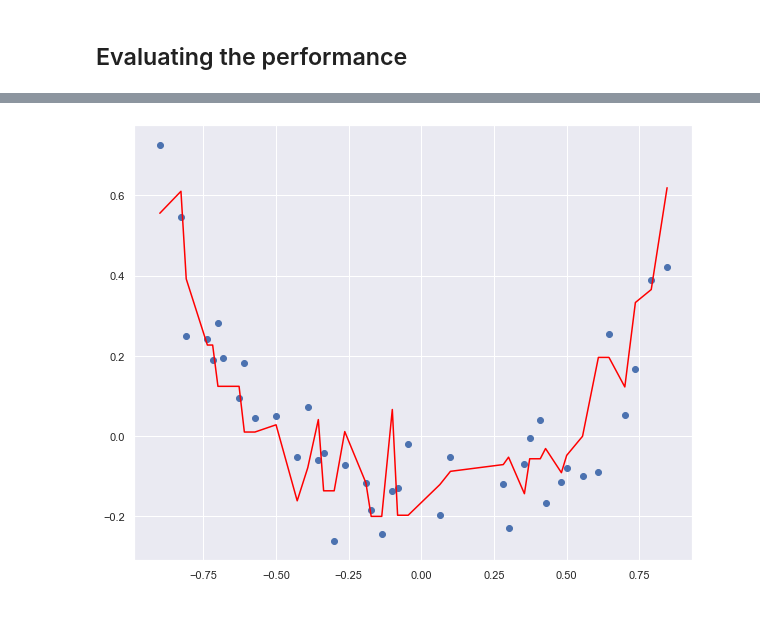
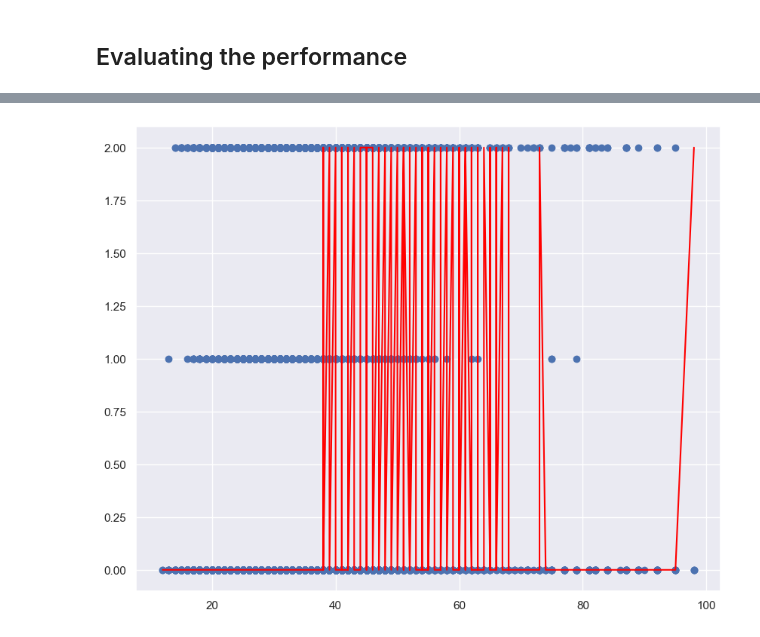
Before and after one commit to faithz314/INDE577, a Jupyter notebook: 577repo/Supervised Learning/7_Random Forests & Ensemble Learning/Diabetes Again.ipynb, the cells around one changed output, grey strips where cells are left out. Cells and saved outputs as stored; diff of their text form; code cells hidden in the pictures.

Commit message:
random forests

```diff
--- a/577repo/Supervised Learning/7_Random Forests & Ensemble Learning/Diabetes Again.ipynb
+++ b/577repo/Supervised Learning/7_Random Forests & Ensemble Learning/Diabetes Again.ipynb
@@ -140,12 +212,22 @@ Passing `palette` without assigning `hue` is deprecated and will be removed in v
 # %%
 from sklearn.ensemble import AdaBoostClassifier
+from sklearn.metrics import accuracy_score, classification_report
+
 from sklearn.tree import DecisionTreeClassifier
 
+Xtrain, Xtest, ytrain, ytest = train_test_split(X1,
+                                                    y1,
+                                                    test_size = 0.4,
+                                                    random_state = 42)
+
 ada_clf = AdaBoostClassifier(DecisionTreeClassifier(max_depth=1, random_state=42),
-                             n_estimators = 10,
+                             n_estimators = 100,
                              algorithm = "SAMME.R",
                              learning_rate = 0.5)
-ada_clf.fit(X_train, y_train)
-ada_y_pred = ada_clf.predict(X_test)
-print(f"AdaBoost Classification Report")
-print(classification_report(y_test, ada_y_pred), "\n")
+ada_clf.fit(Xtrain, ytrain)
+ada_y_pred = ada_clf.predict(Xtest)
+
+print(f"Tree Classification Report")
+print(classification_report(ytest, ada_y_pred), "\n")
+accuracy = accuracy_score(ytest, ada_y_pred)
+print("Accuracy:", accuracy)
@@ -163,15 +248,0 @@ plt.show()
-# %%
-X = iris[["sepal_length", "sepal_width", "petal_length", "petal_width"]].to_numpy()
-X_train, X_test, y_train, y_test = train_test_split(X,
-                                                    y,
-                                                    test_size = 0.4,
-                                                    random_state = 42)
-
-ada_clf = AdaBoostClassifier(DecisionTreeClassifier(max_depth=1, random_state=42),
-                             n_estimators = 10,
-                             algorithm = "SAMME.R",
-                             learning_rate = 0.5)
-ada_clf.fit(X_train, y_train)
-ada_y_pred = ada_clf.predict(X_test)
-print(f"Tree Classification Report")
-print(classification_report(y_test, ada_y_pred), "\n")
@@ -222,7 +248,0 @@ In the following code cells we generate artifical quadratic data and then perfor
-# %%
-np.random.seed(0)
-X = np.linspace(-.9, .9, 100)
-y = (X ** 4) + np.random.normal(-.09, .09, 100)
-plt.figure(figsize=(8, 8))
-plt.scatter(X, y, s=10)
-plt.show()
@@ -282,15 +249,14 @@ y_pred = gb_reg.predict(X_new)
 # %%
 
-y_pred = gb_reg.predict(X_test)
-points = [(x[0], y, z) for x, y, z in zip(X_test, y_pred, y_test)]
+points = [(x[0], y, z) for x, y, z in zip(Xtest, ada_y_pred, ytest)]
 points.sort(key = lambda x : x[0])
 X_new_test, y_new_pred, y_new_test = np.array([x[0] for x in points]), np.array([x[1] for x in points]), np.array([x[2] for x in points])
 X_new_test = X_new_test.reshape(-1, 1)
 
 
 plt.figure(figsize=(10, 8))
 plt.scatter(X_new_test, y_new_test)
 plt.plot(X_new_test, y_new_pred, color = "red")
 plt.show()
 # %% [output]
-[figure, old version]
+[figure, new version]
```
Also changed, not shown: parts of 18 cells of this notebook, 1 other file.
